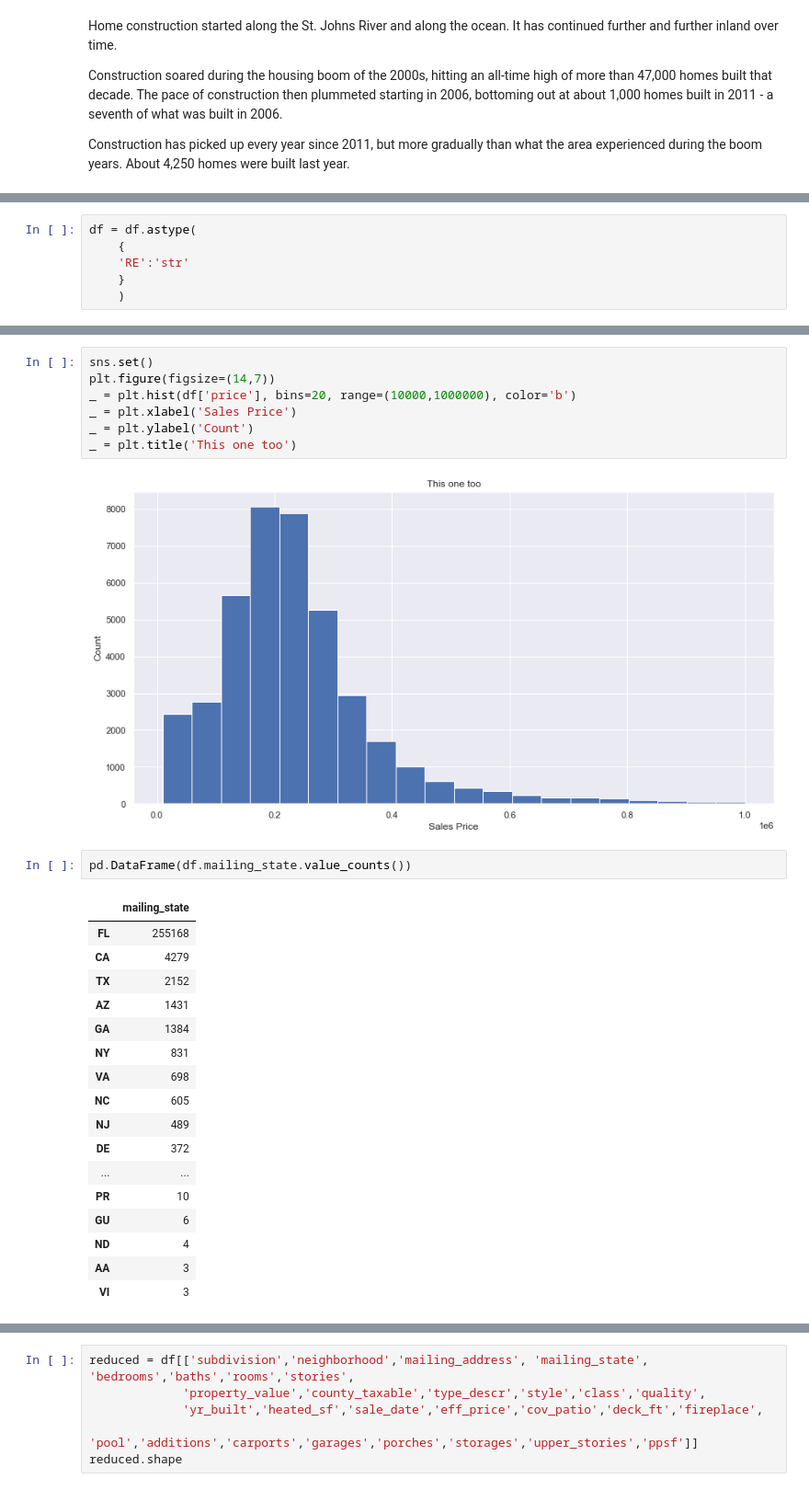
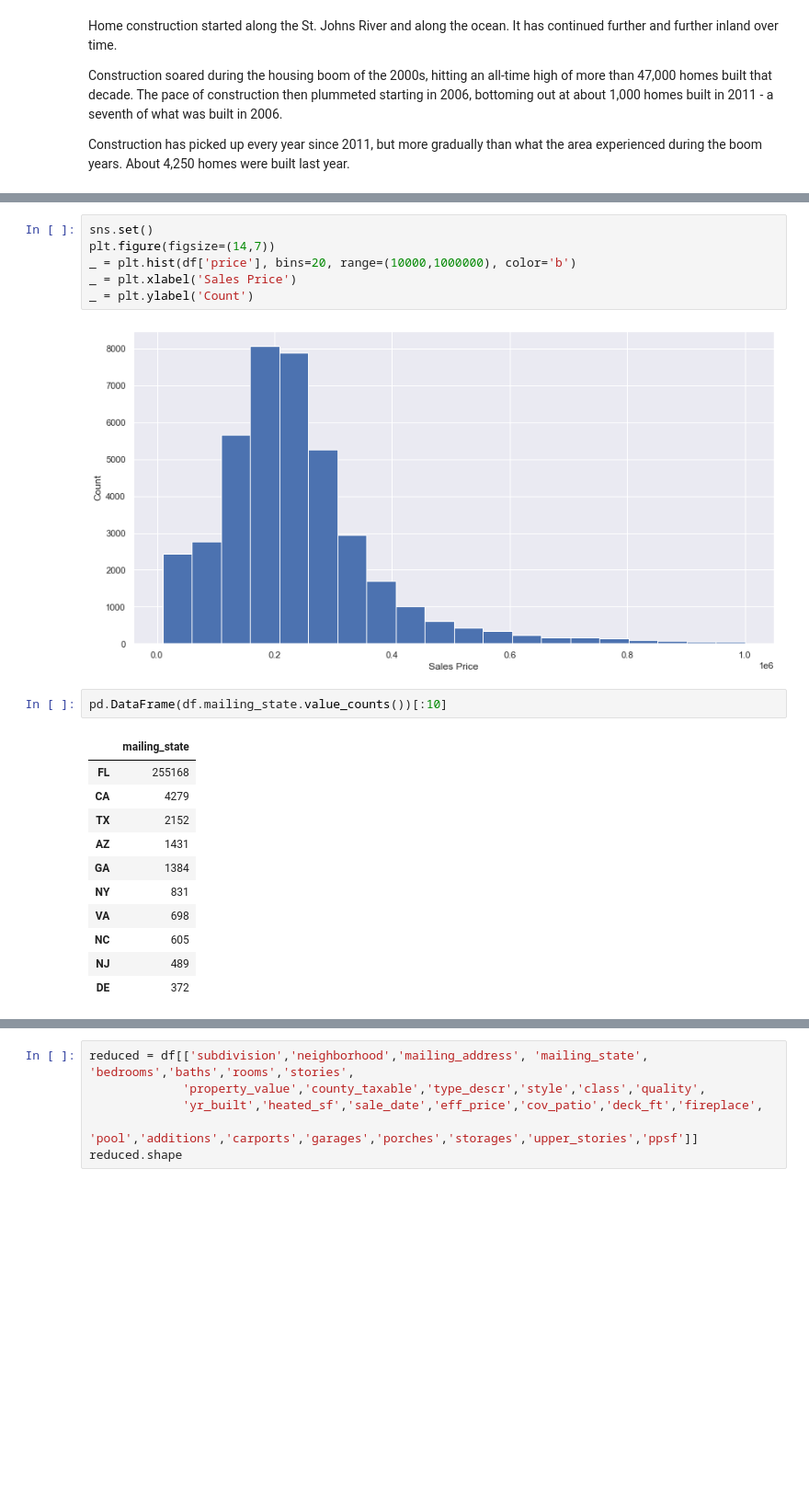
Before and after one commit to WillRobinson152/DS_Assingments, a Jupyter notebook: Jax Housing Analysis/4.EDA.ipynb, the cells around one changed output, grey strips where cells are left out. Shown at 92% size. Saved outputs shown, nothing was run; the diff lists cells and outputs as text; blank space fills up the shorter version.

```diff
--- a/Jax Housing Analysis/4.EDA.ipynb
+++ b/Jax Housing Analysis/4.EDA.ipynb
@@ -80,6 +102,0 @@ Length: 96, dtype: object
-# %%
-df = df.astype(
-    {
-    'RE':'str'
-    }
-    )
@@ -116,28 +116,21 @@ plt.figure(figsize=(14,7))
 _ = plt.hist(df['price'], bins=20, range=(10000,1000000), color='b')
 _ = plt.xlabel('Sales Price')
 _ = plt.ylabel('Count')
-_ = plt.title('This one too')
 # %% [output]
-[figure, old version]
+[figure, new version]
 # %%
-pd.DataFrame(df.mailing_state.value_counts())
+pd.DataFrame(df.mailing_state.value_counts())[:10]
 # %% [output]
 |  | mailing_state |
 | FL | 255168 |
 | CA | 4279 |
 | TX | 2152 |
 | AZ | 1431 |
 | GA | 1384 |
 | NY | 831 |
 | VA | 698 |
 | NC | 605 |
 | NJ | 489 |
 | DE | 372 |
-| ... | ... |
-| PR | 10 |
-| GU | 6 |
-| ND | 4 |
-| AA | 3 |
-| VI | 3 |
 # %%
 sns.set()
```
Also changed, not shown: parts of 15 cells of this notebook.
